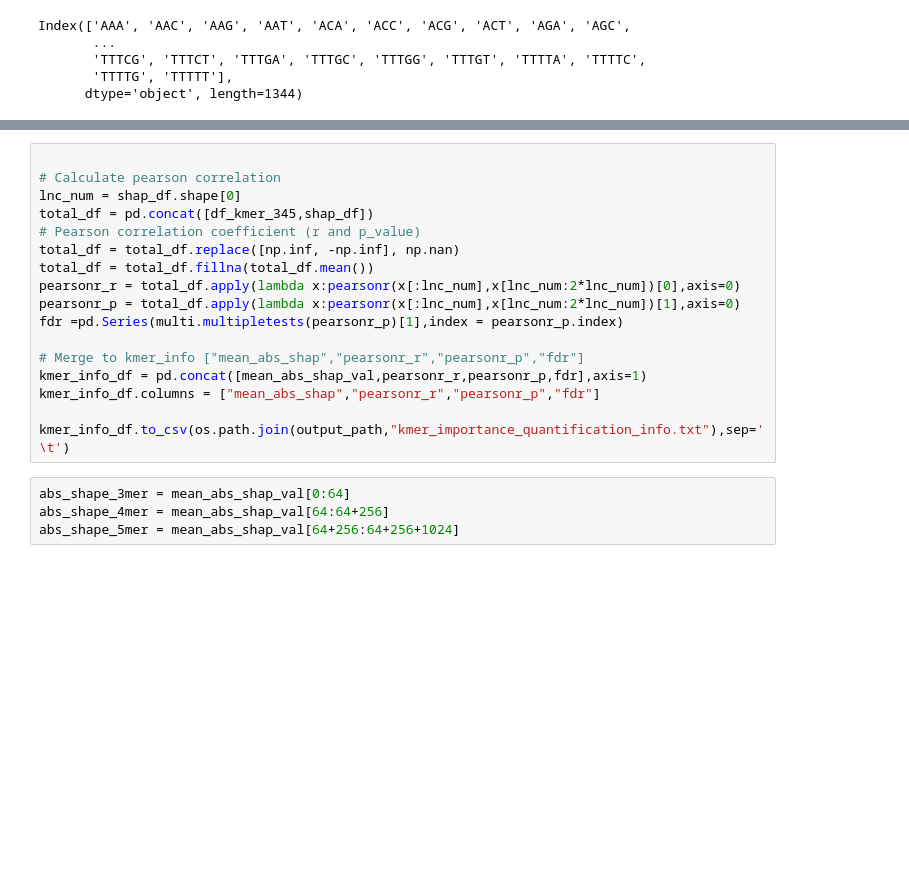
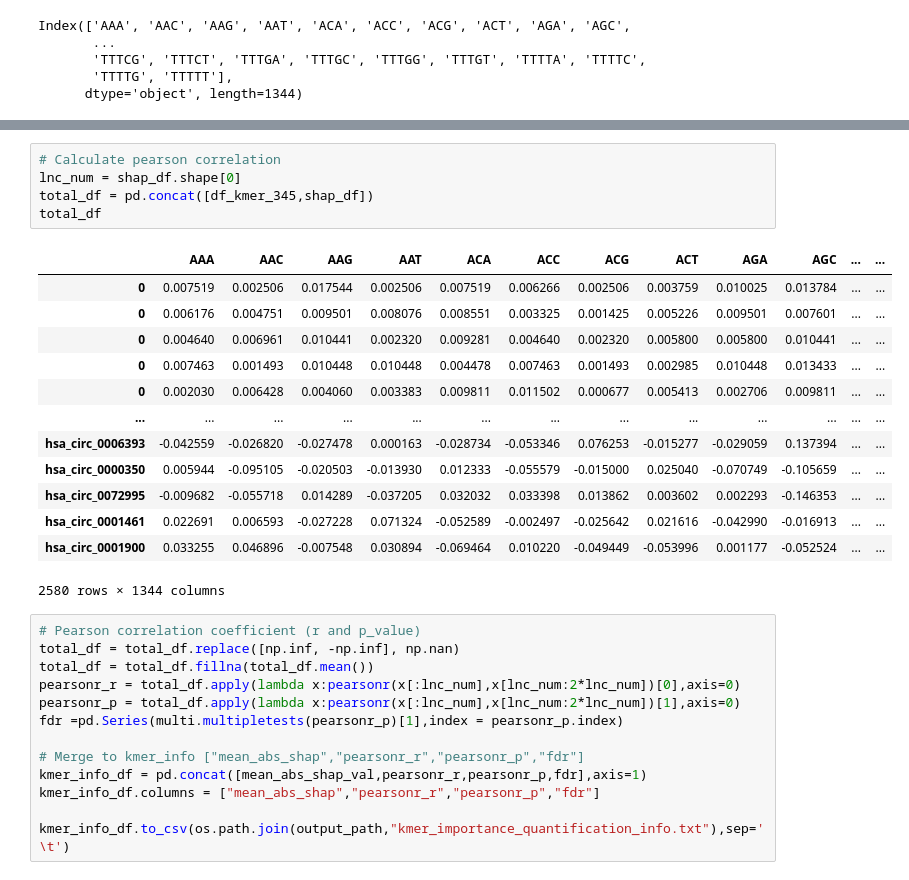
Before and after one commit to zhangysTHU/circExor, a Jupyter notebook: SHAP/circRNA_shap.ipynb, the cells around one changed output, grey strips where cells are left out. Saved outputs shown, nothing was run; the diff lists cells and outputs as text; blank space fills up the shorter version.

```diff
--- a/SHAP/circRNA_shap.ipynb
+++ b/SHAP/circRNA_shap.ipynb
@@ -56,8 +73,23 @@ mean_abs_shap_val = shap_df.apply(lambda x:abs(x).mean(),axis=0)
+# %%
+# Calculate pearson correlation
+lnc_num = shap_df.shape[0]
+total_df = pd.concat([df_kmer_345,shap_df])
+total_df
+# %% [output]
+|  | AAA | AAC | AAG | AAT | ACA | ACC | ACG | ACT | AGA | AGC | ... | ... |
+| 0 | 0.007519 | 0.002506 | 0.017544 | 0.002506 | 0.007519 | 0.006266 | 0.002506 | 0.003759 | 0.010025 | 0.013784 | ... | ... |
+| 0 | 0.006176 | 0.004751 | 0.009501 | 0.008076 | 0.008551 | 0.003325 | 0.001425 | 0.005226 | 0.009501 | 0.007601 | ... | ... |
+| 0 | 0.004640 | 0.006961 | 0.010441 | 0.002320 | 0.009281 | 0.004640 | 0.002320 | 0.005800 | 0.005800 | 0.010441 | ... | ... |
+| 0 | 0.007463 | 0.001493 | 0.010448 | 0.010448 | 0.004478 | 0.007463 | 0.001493 | 0.002985 | 0.010448 | 0.013433 | ... | ... |
+| 0 | 0.002030 | 0.006428 | 0.004060 | 0.003383 | 0.009811 | 0.011502 | 0.000677 | 0.005413 | 0.002706 | 0.009811 | ... | ... |
+| ... | ... | ... | ... | ... | ... | ... | ... | ... | ... | ... | ... | ... |
+| hsa_circ_0006393 | -0.042559 | -0.026820 | -0.027478 | 0.000163 | -0.028734 | -0.053346 | 0.076253 | -0.015277 | -0.029059 | 0.137394 | ... | ... |
+| hsa_circ_0000350 | 0.005944 | -0.095105 | -0.020503 | -0.013930 | 0.012333 | -0.055579 | -0.015000 | 0.025040 | -0.070749 | -0.105659 | ... | ... |
+| hsa_circ_0072995 | -0.009682 | -0.055718 | 0.014289 | -0.037205 | 0.032032 | 0.033398 | 0.013862 | 0.003602 | 0.002293 | -0.146353 | ... | ... |
+| hsa_circ_0001461 | 0.022691 | 0.006593 | -0.027228 | 0.071324 | -0.052589 | -0.002497 | -0.025642 | 0.021616 | -0.042990 | -0.016913 | ... | ... |
+| hsa_circ_0001900 | 0.033255 | 0.046896 | -0.007548 | 0.030894 | -0.069464 | 0.010220 | -0.049449 | -0.053996 | 0.001177 | -0.052524 | ... | ... |
+2580 rows × 1344 columns
 # %%
-
-# Calculate pearson correlation
-lnc_num = shap_df.shape[0]
-total_df = pd.concat([df_kmer_345,shap_df])
 # Pearson correlation coefficient (r and p_value)
 total_df = total_df.replace([np.inf, -np.inf], np.nan)
 total_df = total_df.fillna(total_df.mean())
@@ -70,9 +102,5 @@ kmer_info_df = pd.concat([mean_abs_shap_val,pearsonr_r,pearsonr_p,fdr],axis=1)
 kmer_info_df.columns = ["mean_abs_shap","pearsonr_r","pearsonr_p","fdr"]
 
 kmer_info_df.to_csv(os.path.join(output_path,"kmer_importance_quantification_info.txt"),sep='\t')
-# %%
-abs_shape_3mer = mean_abs_shap_val[0:64]
-abs_shape_4mer = mean_abs_shap_val[64:64+256]
-abs_shape_5mer = mean_abs_shap_val[64+256:64+256+1024]
 # %%
 # Define colormap
```
Also changed, not shown: parts of 13 cells of this notebook, 34 other files.
